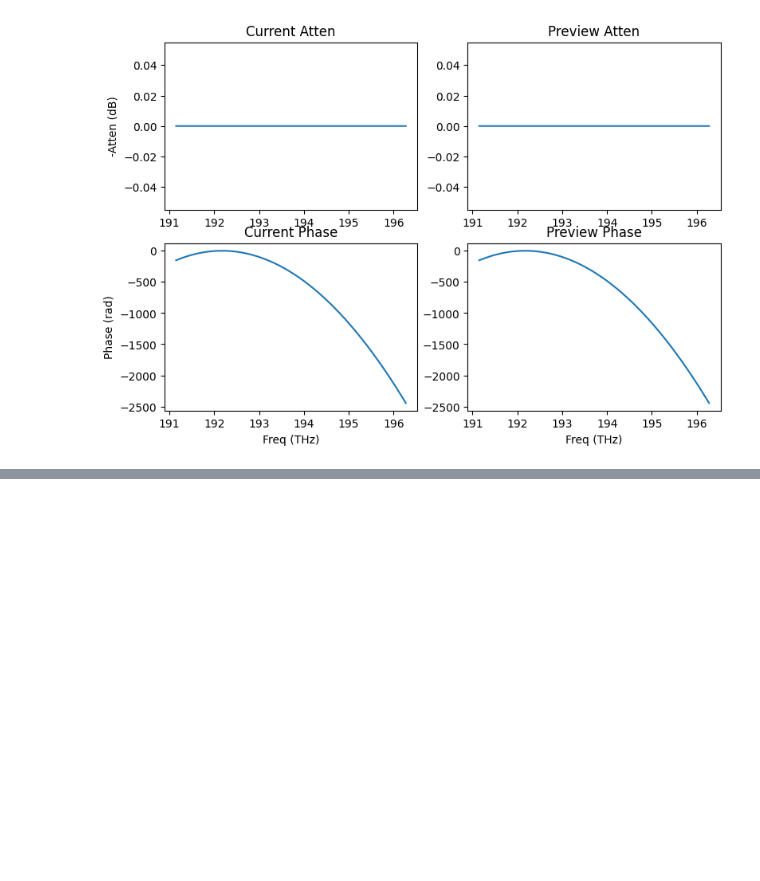
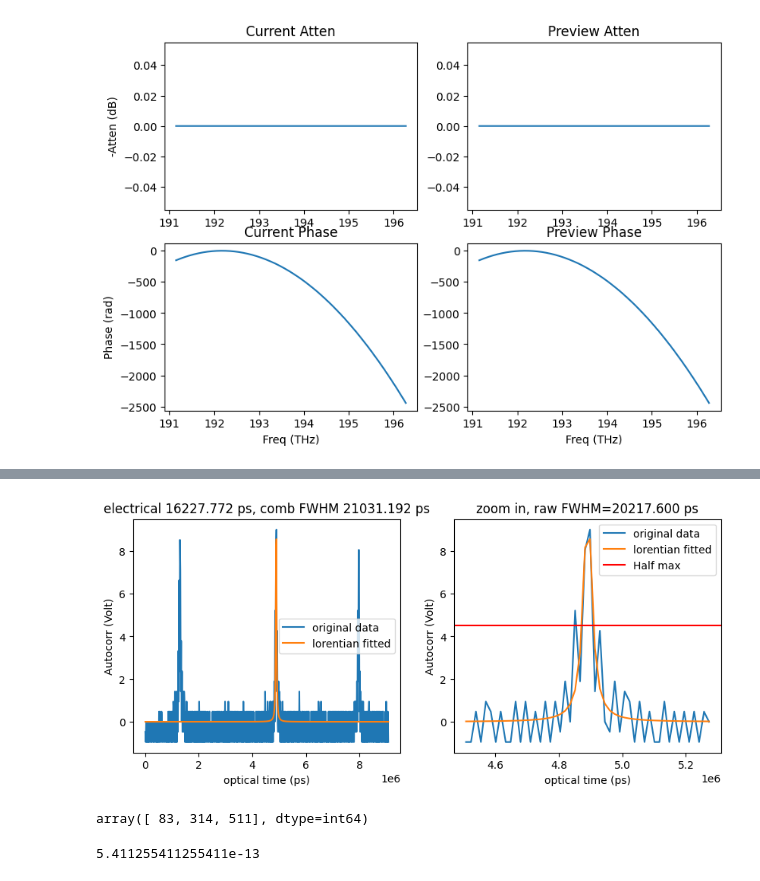
Before and after one commit to kester2015/KeckLFC-deploy, a Jupyter notebook: Notebooks/new_laptop_test.ipynb, the cells around one changed output, grey strips where cells are left out. Drawn from its saved outputs; the diff is of its cells as text; code cells hidden in the pictures; blank space fills up the shorter version.

```diff
--- a/Notebooks/new_laptop_test.ipynb
+++ b/Notebooks/new_laptop_test.ipynb
@@ -1270,0 +1356,62 @@ wsp.writeProfile()
+# %%
+import numpy as np
+data_x = np.arange(0, len(wavedata), 1)
+data_y = np.asarray(wavedata, 'f')
+
+def lorentian(x,A,x0,dx):
+    return A/((x-x0)*(x-x0)+dx*dx)
+fit_range = 50
+fit_center = np.argmax(data_y)
+fit_start = int(fit_center-fit_range/2)
+fit_stop = int(fit_center+fit_range/2)
+
+x0_init = data_x[fit_center]
+
+front = data_y[:fit_center][::-1]
+back = data_y[fit_center:]
+thre = 0.5*data_y[fit_center]
+pos1 = fit_center-next(x for x, val in enumerate(front) if val<thre)
+pos2 = next(x for x, val in enumerate(back) if val<thre) + fit_center
+dx_init = (data_x[pos2]-data_x[pos1])/2
+
+A_init = data_y[fit_center]*dx_init*dx_init
+
+from scipy.optimize import curve_fit
+popt, pcov = curve_fit(lorentian, data_x[fit_start:fit_stop], data_y[fit_start:fit_stop], p0=np.asarray([A_init,x0_init,dx_init]))
+
+# EOM_rep_rate = 16e9;
+# ratio = 1/rep_time/EOM_rep_rate
+ratio = 1.560e-8
+electrical_pulse_width = popt[2] * ratio # electrical width, s
+comb_FWHM = electrical_pulse_width*2*0.648 # comb FWHM
+raw_FWHM = dx_init*ratio*2*0.648 # raw FWHM directly read from trace
+
+
+total_panel = 2
+figsize_x = 10
+fig = plt.figure(figsize=(figsize_x,4))
+
+plt.subplot(1,total_panel,1)
+plt.plot(data_x*ratio*1e12, data_y, label='original data')
+plt.plot(data_x*ratio*1e12, lorentian(data_x,*popt), label='lorentian fitted')
+plt.legend()
+plt.xlabel("optical time (ps)")
+plt.ylabel("Autocorr (Volt)")
+plt.title(f"electrical {electrical_pulse_width*1e12:.3f} ps, comb FWHM {comb_FWHM*1e12:.3f} ps")
+
+plt.subplot(1,total_panel,2)
+plt.plot(data_x[fit_start:fit_stop]*ratio*1e12, data_y[fit_start:fit_stop], label='original data')
+plt.plot(data_x[fit_start:fit_stop]*ratio*1e12, lorentian(data_x[fit_start:fit_stop],*popt), label='lorentian fitted')
+plt.axhline(y=thre, color='r', linestyle='-', label = 'Half max')
+plt.legend()
+plt.xlabel("optical time (ps)")
+plt.ylabel("Autocorr (Volt)")
+plt.title(f"zoom in, raw FWHM={raw_FWHM*1e12:.3f} ps")
+
+
+plt.show()
+#fig.savefig(filename+f"_{comb_FWHM*1e12:.3f}ps.png")
+
+#return comb_FWHM*1e12, lorentian(data_x,*popt), fig, raw_FWHM*1e12
+# %% [output]
+[figure, added]
@@ -1270,0 +1421,8 @@ wsp.writeProfile()
+# %%
+peaks
+# %% [output]
+array([ 83, 314, 511], dtype=int64)
+# %%
+2/(314-83)*1/16e9
+# %% [output]
+5.411255411255411e-13
```
Also changed, not shown: parts of 22 cells of this notebook, 3 other files.
